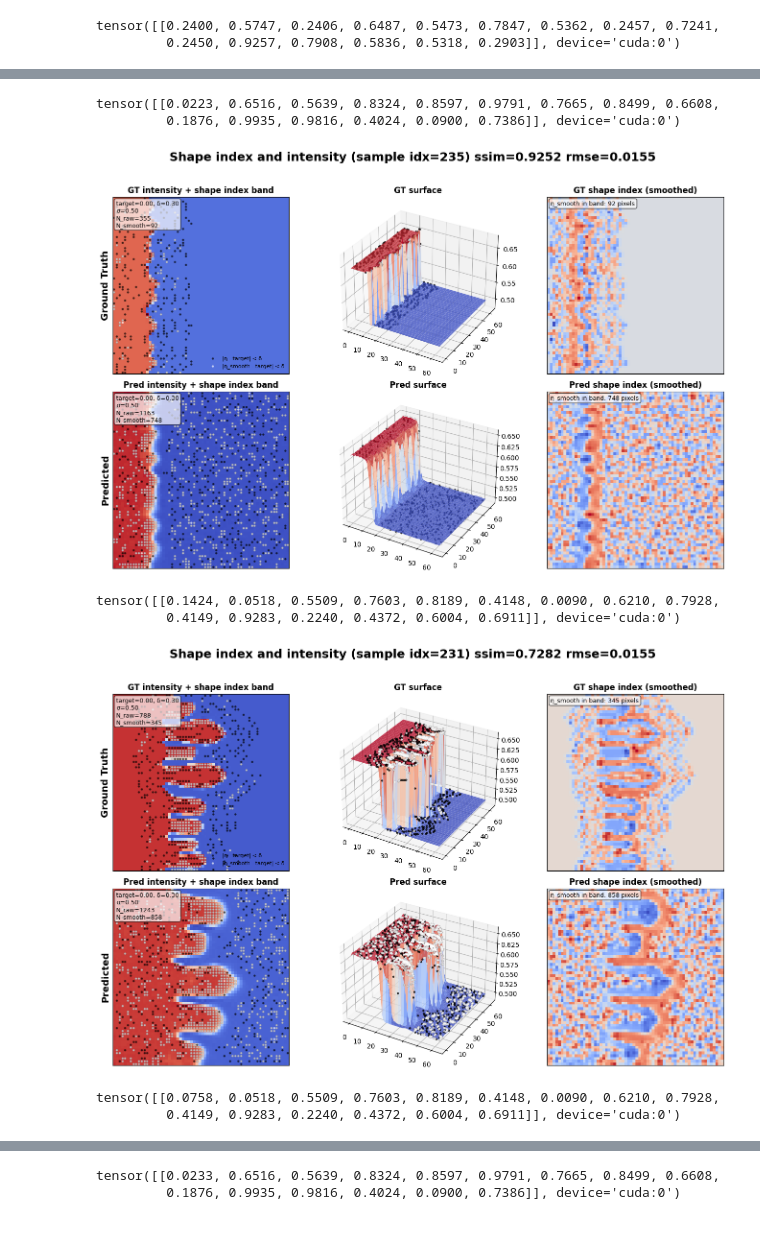
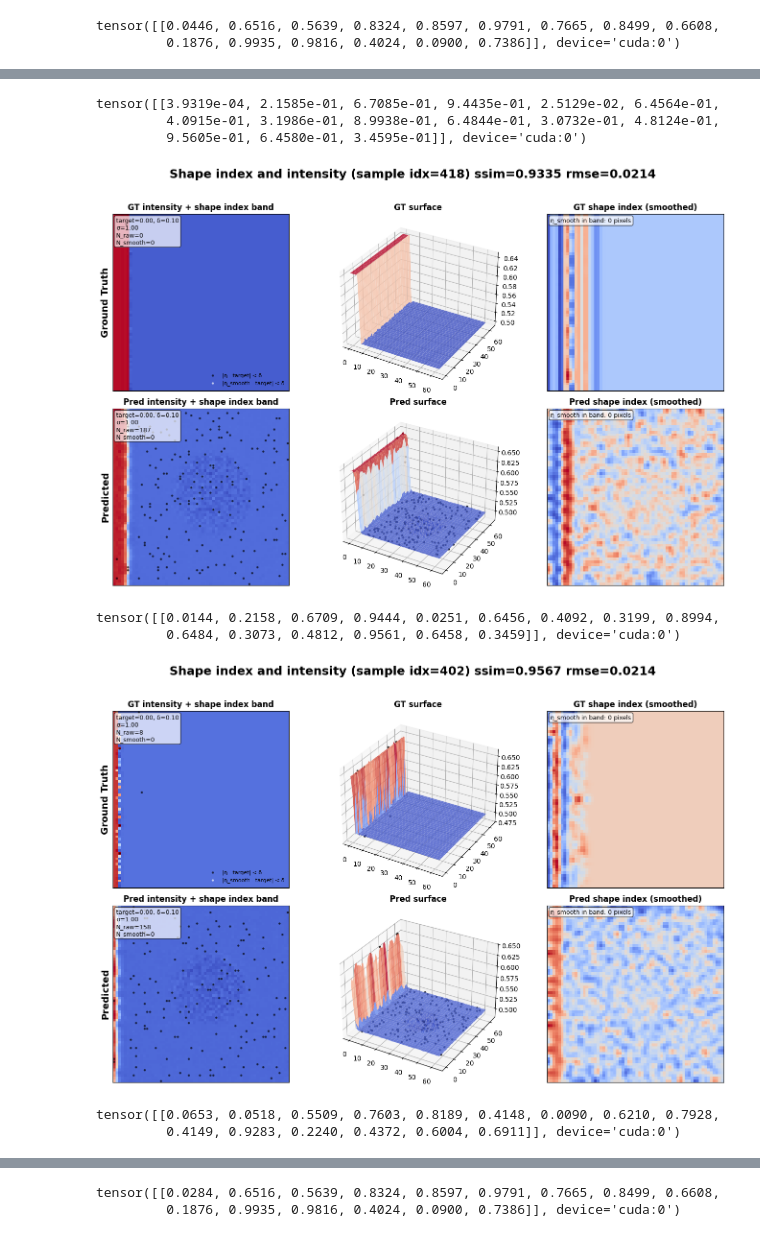
Before and after one commit to anilkunwar/dendrites_pfm_vae, a Jupyter notebook: generative_ai/step4_quantification_full.ipynb, the cells around one changed output, grey strips where cells are left out. Cells and saved outputs as stored; diff of their text form; code cells hidden in the pictures.

```diff
--- a/generative_ai/step4_quantification_full.ipynb
+++ b/generative_ai/step4_quantification_full.ipynb
@@ -74,8 +74,8 @@ test_dataloader = DataLoader(
 )
 
 vae = torch.load(os.path.join(
-    "results/V9_lat=8_beta=0.1_warm=0.3_ctr=1.0_smooth=0.05_time=20260105_012629",
-    "ckpt", "best.pt"
+    r"//home/xtanghao/THPycharm/dendrites_pfm_vae/tmp/old_results_exp13/V6_latent_size32_noise0.8_beta_start0.01_beta_end1.0_phy0.01_ncomp15_scale_weight1.5_20251204_144056/ckpt/CVAE.ckpt",
+    # "ckpt", "best.pt"
 ), weights_only=False).to(device)
 vae.eval()
 # %% [output]
@@ -107,8 +91,8 @@ with torch.no_grad():
     for i, (x, y, did, xo) in enumerate(test_dataloader):
         x = x.to(device)
         y = y.to(device)
-        # recon_x = vae.inference()
-        recon_x = vae(x)[0]
+        recon_x = vae.inference(y)
+        # recon_x = vae(x, y)[0]
         x_np = x.detach().cpu().numpy()[0]
         r_np = recon_x.detach().cpu().numpy()[0]
 
@@ -246,7 +229,7 @@ Randomly selected indices for visualization: [256 235 231 206 202]
 # %%
 target = 0.0
-delta = 0.3
-sigma = 0.5
+delta = 0.1
+sigma = 1.0
 
 for s_i, idx in enumerate(indices_vis):
     x_s, y_s, did_s, xo_s = test_dataset[idx]
@@ -255,8 +238,8 @@ for s_i, idx in enumerate(indices_vis):
 
     print(y_s)
     with torch.no_grad():
-        # recon_x = vae.inference(y)
-        recon_x = vae(x_s)[0]
+        recon_x = vae.inference(y)
+        # recon_x = vae(x_s, y)[0]
 
     gt_img = x_s[0, 0].detach().cpu().numpy()
     pd_img = recon_x[0, 0].detach().cpu().numpy()
@@ -357,5 +340,5 @@ for s_i, idx in enumerate(indices_vis):
     plt.tight_layout(rect=[0, 0, 1, 0.96])
     plt.show()
 # %% [output]
-tensor([[0.2400, 0.5747, 0.2406, 0.6487, 0.5473, 0.7847, 0.5362, 0.2457, 0.7241,
-         0.2450, 0.9257, 0.7908, 0.5836, 0.5318, 0.2903]], device='cuda:0')
+tensor([[0.0446, 0.6516, 0.5639, 0.8324, 0.8597, 0.9791, 0.7665, 0.8499, 0.6608,
+         0.1876, 0.9935, 0.9816, 0.4024, 0.0900, 0.7386]], device='cuda:0')
@@ -363,8 +346,9 @@ tensor([[0.2400, 0.5747, 0.2406, 0.6487, 0.5473, 0.7847, 0.5362, 0.2457, 0.7241,
-tensor([[0.0223, 0.6516, 0.5639, 0.8324, 0.8597, 0.9791, 0.7665, 0.8499, 0.6608,
-         0.1876, 0.9935, 0.9816, 0.4024, 0.0900, 0.7386]], device='cuda:0')
+tensor([[3.9319e-04, 2.1585e-01, 6.7085e-01, 9.4435e-01, 2.5129e-02, 6.4564e-01,
+         4.0915e-01, 3.1986e-01, 8.9938e-01, 6.4844e-01, 3.0732e-01, 4.8124e-01,
+         9.5605e-01, 6.4580e-01, 3.4595e-01]], device='cuda:0')
-[figure, old version]
+[figure, new version]
-tensor([[0.1424, 0.0518, 0.5509, 0.7603, 0.8189, 0.4148, 0.0090, 0.6210, 0.7928,
-         0.4149, 0.9283, 0.2240, 0.4372, 0.6004, 0.6911]], device='cuda:0')
+tensor([[0.0144, 0.2158, 0.6709, 0.9444, 0.0251, 0.6456, 0.4092, 0.3199, 0.8994,
+         0.6484, 0.3073, 0.4812, 0.9561, 0.6458, 0.3459]], device='cuda:0')
-[figure, old version]
+[figure, new version]
-tensor([[0.0758, 0.0518, 0.5509, 0.7603, 0.8189, 0.4148, 0.0090, 0.6210, 0.7928,
+tensor([[0.0653, 0.0518, 0.5509, 0.7603, 0.8189, 0.4148, 0.0090, 0.6210, 0.7928,
          0.4149, 0.9283, 0.2240, 0.4372, 0.6004, 0.6911]], device='cuda:0')
@@ -372,2 +356,2 @@ tensor([[0.0758, 0.0518, 0.5509, 0.7603, 0.8189, 0.4148, 0.0090, 0.6210, 0.7928,
-tensor([[0.0233, 0.6516, 0.5639, 0.8324, 0.8597, 0.9791, 0.7665, 0.8499, 0.6608,
+tensor([[0.0284, 0.6516, 0.5639, 0.8324, 0.8597, 0.9791, 0.7665, 0.8499, 0.6608,
          0.1876, 0.9935, 0.9816, 0.4024, 0.0900, 0.7386]], device='cuda:0')
```
Also changed, not shown: parts of 9 cells of this notebook, 14 other files.
